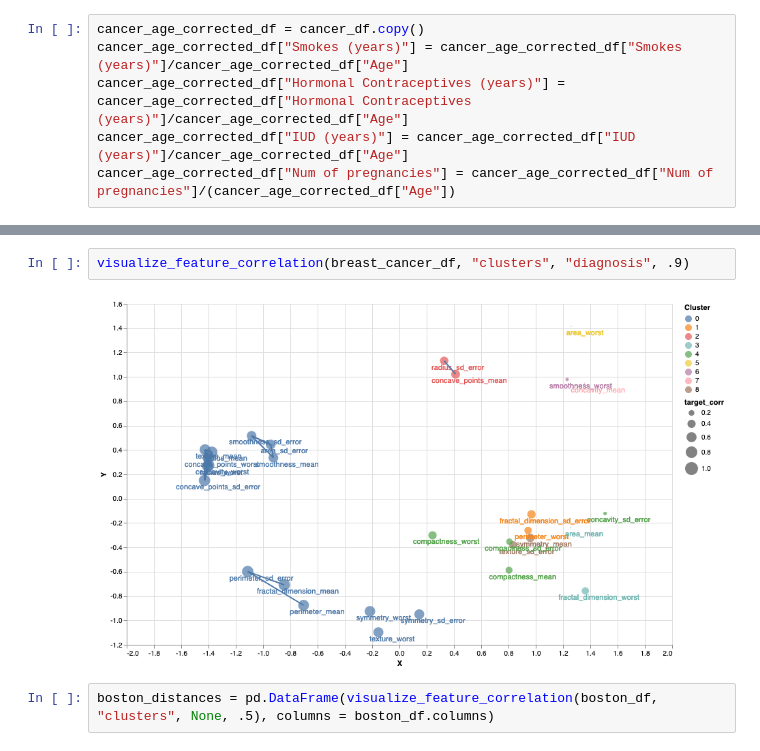
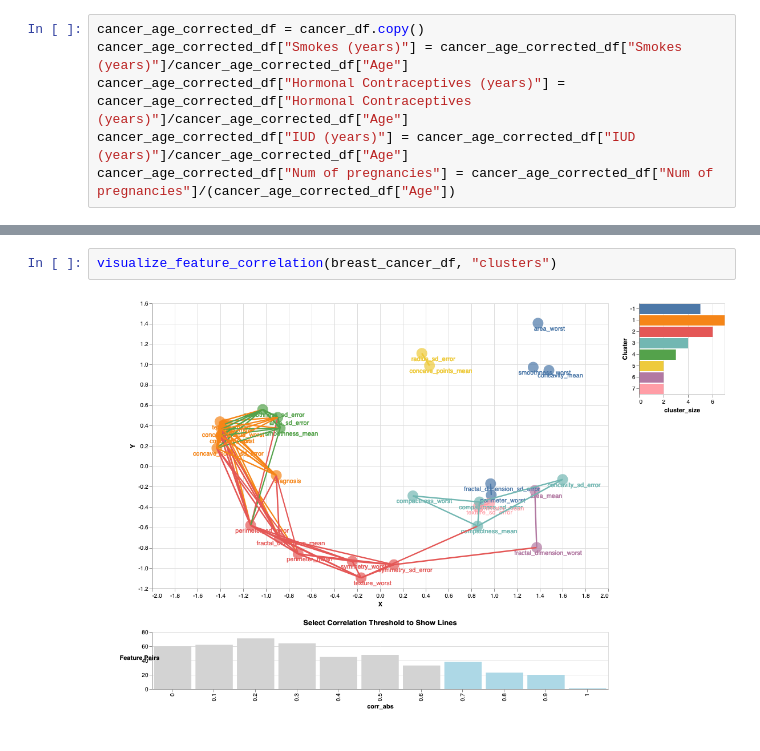
Before and after one commit to MattJBritton/ExquisiteCorrpse, a Jupyter notebook: notebook.ipynb, the cells around one changed output, grey strips where cells are left out. Saved outputs shown, nothing was run; the diff lists cells and outputs as text.

Commit message:
Interactive legend and correlation threshold slider

```diff
--- a/notebook.ipynb
+++ b/notebook.ipynb
@@ -394,8 +443,6 @@ def visualize_feature_correlation(data, chart_type, target_name = None, corr_thr
 
         return Javascript(d3_script.substitute(data=chart_data))
 # %%
-visualize_feature_correlation(breast_cancer_df, "clusters", "diagnosis", .9)
+visualize_feature_correlation(breast_cancer_df, "clusters")
 # %% [output]
-[figure, old version]
+[figure, new version]
-# %%
-boston_distances = pd.DataFrame(visualize_feature_correlation(boston_df, "clusters", None, .5), columns = boston_df.columns)
```
Also changed, not shown: parts of 8 cells of this notebook, 2 other files.
